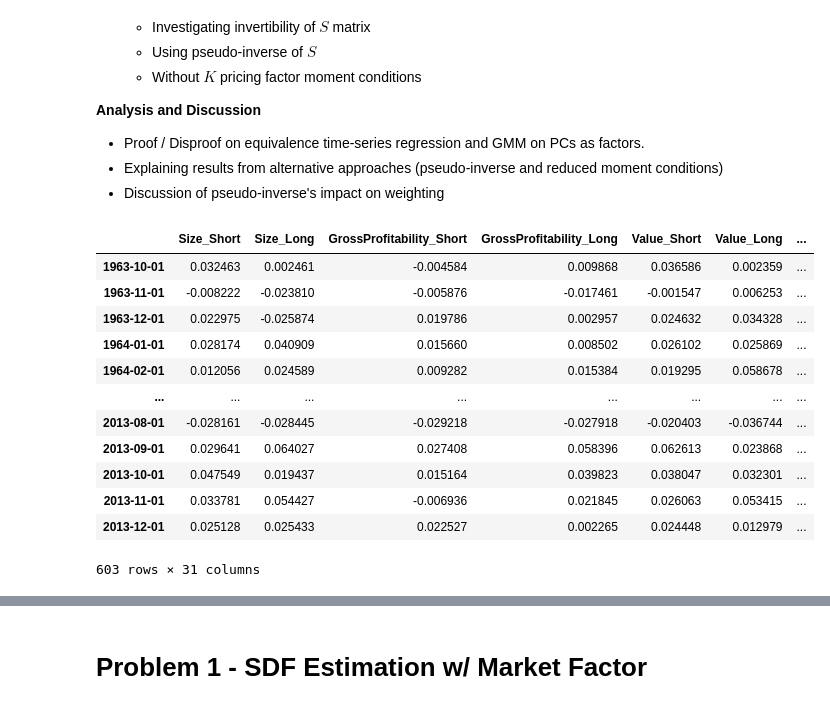
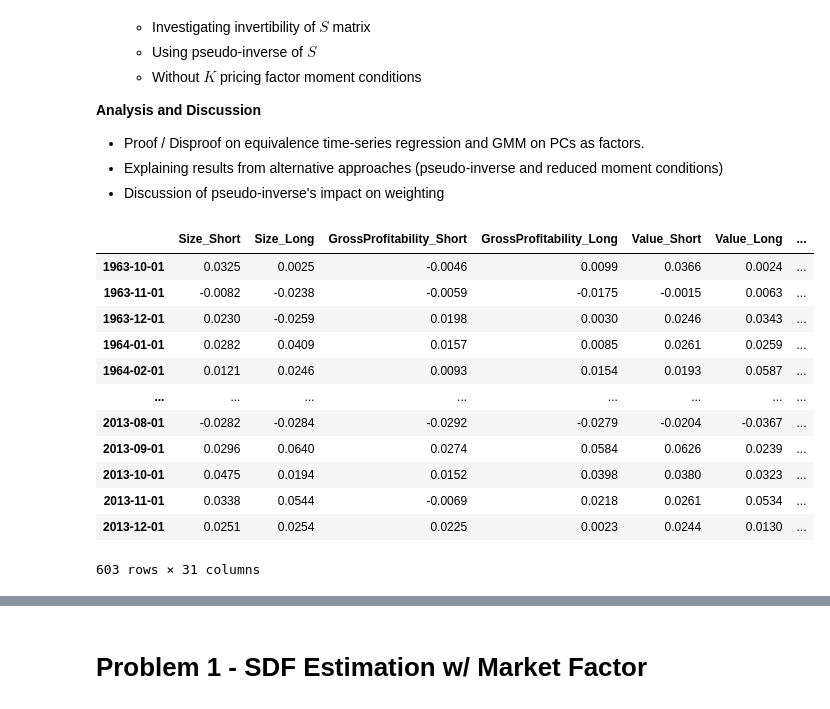
Before and after one commit to trpotter72/W24, a Jupyter notebook: AP/HW1/HW1.ipynb, the cells around one changed output, grey strips where cells are left out. Saved outputs shown, nothing was run; the diff lists cells and outputs as text; code cells hidden in the pictures.

```diff
--- a/AP/HW1/HW1.ipynb
+++ b/AP/HW1/HW1.ipynb
@@ -37,37 +37,42 @@ Compute the first five principal components of the 30 portfolio excess returns,
 import pandas as pd
 import numpy as np
 from numpy.linalg import inv as inv
-from IPython.display import display
+from IPython.display import display, HTML
 import matplotlib.pyplot as plt
+
+display(HTML(
+    '<script type="text/javascript" async src="https://cdnjs.cloudflare.com/ajax/libs/mathjax/2.7.1/MathJax.js?config=TeX-MML-AM_SVG"></script>'
+))
+pd.set_option('display.float_format', lambda x: '%.4f' % x)
 # %%
 # Read in the CSV files
-stock_portfolios = pd.read_csv('StockPortfolios.csv', index_col=0, parse_dates=True, date_parser=lambda x: pd.to_datetime(x, format='%Y%m'))
-ff_mkt_fct = pd.read_csv('FFMktFct.csv', index_col=0, parse_dates=True, date_parser=lambda x: pd.to_datetime(x, format='%Y%m'))
+stock_portfolios = pd.read_csv('StockPortfolios.csv', index_col=0, parse_dates=True, date_format='%Y%m')
+ff_mkt_fct = pd.read_csv('FFMktFct.csv', index_col=0, parse_dates=True, date_format='%Y%m')
 
 # Truncate ff_mkt_fct to the same time period as stock_portfolios
 ff_mkt_fct = ff_mkt_fct.loc[:'2013-12']
 
 # Concatenate the two dataframes along the column axis
-excess_rets = pd.concat([stock_portfolios/100, ff_mkt_fct], axis=1)
+Z = pd.concat([stock_portfolios/100, ff_mkt_fct], axis=1)
 
 # Subtract the "Tbill" column from every other column
-for column in excess_rets.columns:
+for column in Z.columns:
   if column != 'Tbill':
-    excess_rets[column] = excess_rets[column] - excess_rets['Tbill']
-excess_rets.drop('Tbill', axis=1, inplace=True)
+    Z[column] = Z[column] - Z['Tbill']
+Z.drop('Tbill', axis=1, inplace=True)
 
-display(excess_rets)
+display(Z)
 # %% [output]
 |  | Size_Short | Size_Long | GrossProfitability_Short | GrossProfitability_Long | Value_Short | Value_Long | ... |
-| 1963-10-01 | 0.032463 | 0.002461 | -0.004584 | 0.009868 | 0.036586 | 0.002359 | ... |
-| 1963-11-01 | -0.008222 | -0.023810 | -0.005876 | -0.017461 | -0.001547 | 0.006253 | ... |
-| 1963-12-01 | 0.022975 | -0.025874 | 0.019786 | 0.002957 | 0.024632 | 0.034328 | ... |
-| 1964-01-01 | 0.028174 | 0.040909 | 0.015660 | 0.008502 | 0.026102 | 0.025869 | ... |
-| 1964-02-01 | 0.012056 | 0.024589 | 0.009282 | 0.015384 | 0.019295 | 0.058678 | ... |
+| 1963-10-01 | 0.0325 | 0.0025 | -0.0046 | 0.0099 | 0.0366 | 0.0024 | ... |
+| 1963-11-01 | -0.0082 | -0.0238 | -0.0059 | -0.0175 | -0.0015 | 0.0063 | ... |
+| 1963-12-01 | 0.0230 | -0.0259 | 0.0198 | 0.0030 | 0.0246 | 0.0343 | ... |
+| 1964-01-01 | 0.0282 | 0.0409 | 0.0157 | 0.0085 | 0.0261 | 0.0259 | ... |
+| 1964-02-01 | 0.0121 | 0.0246 | 0.0093 | 0.0154 | 0.0193 | 0.0587 | ... |
 | ... | ... | ... | ... | ... | ... | ... | ... |
-| 2013-08-01 | -0.028161 | -0.028445 | -0.029218 | -0.027918 | -0.020403 | -0.036744 | ... |
-| 2013-09-01 | 0.029641 | 0.064027 | 0.027408 | 0.058396 | 0.062613 | 0.023868 | ... |
-| 2013-10-01 | 0.047549 | 0.019437 | 0.015164 | 0.039823 | 0.038047 | 0.032301 | ... |
-| 2013-11-01 | 0.033781 | 0.054427 | -0.006936 | 0.021845 | 0.026063 | 0.053415 | ... |
-| 2013-12-01 | 0.025128 | 0.025433 | 0.022527 | 0.002265 | 0.024448 | 0.012979 | ... |
+| 2013-08-01 | -0.0282 | -0.0284 | -0.0292 | -0.0279 | -0.0204 | -0.0367 | ... |
+| 2013-09-01 | 0.0296 | 0.0640 | 0.0274 | 0.0584 | 0.0626 | 0.0239 | ... |
+| 2013-10-01 | 0.0475 | 0.0194 | 0.0152 | 0.0398 | 0.0380 | 0.0323 | ... |
+| 2013-11-01 | 0.0338 | 0.0544 | -0.0069 | 0.0218 | 0.0261 | 0.0534 | ... |
+| 2013-12-01 | 0.0251 | 0.0254 | 0.0225 | 0.0023 | 0.0244 | 0.0130 | ... |
 603 rows × 31 columns
```
Also changed, not shown: parts of 17 cells of this notebook.
